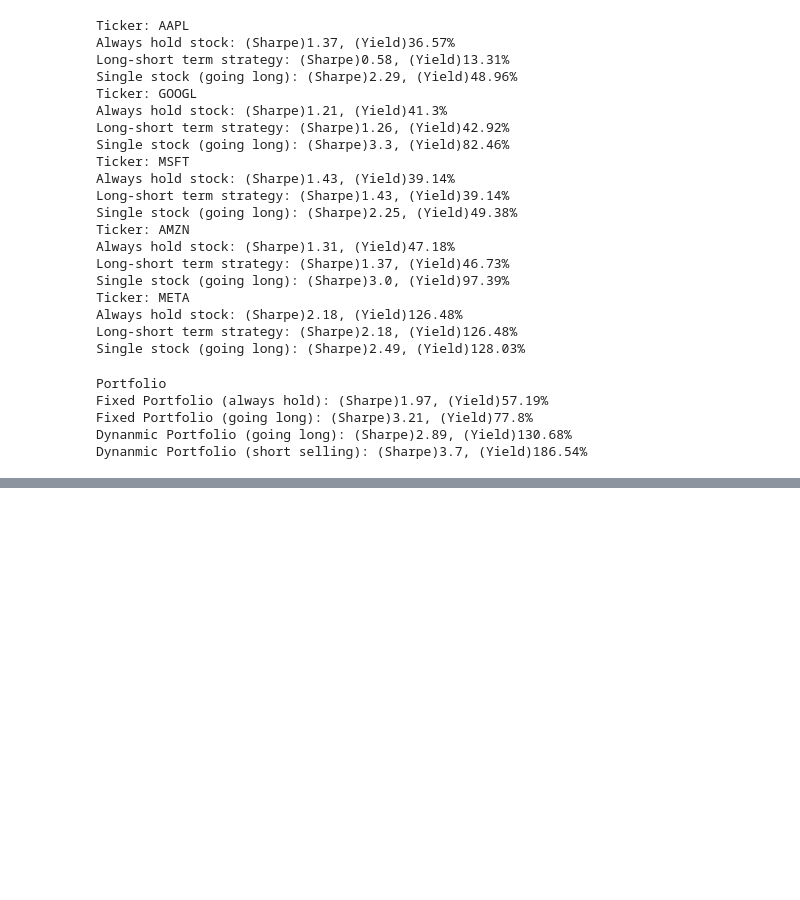
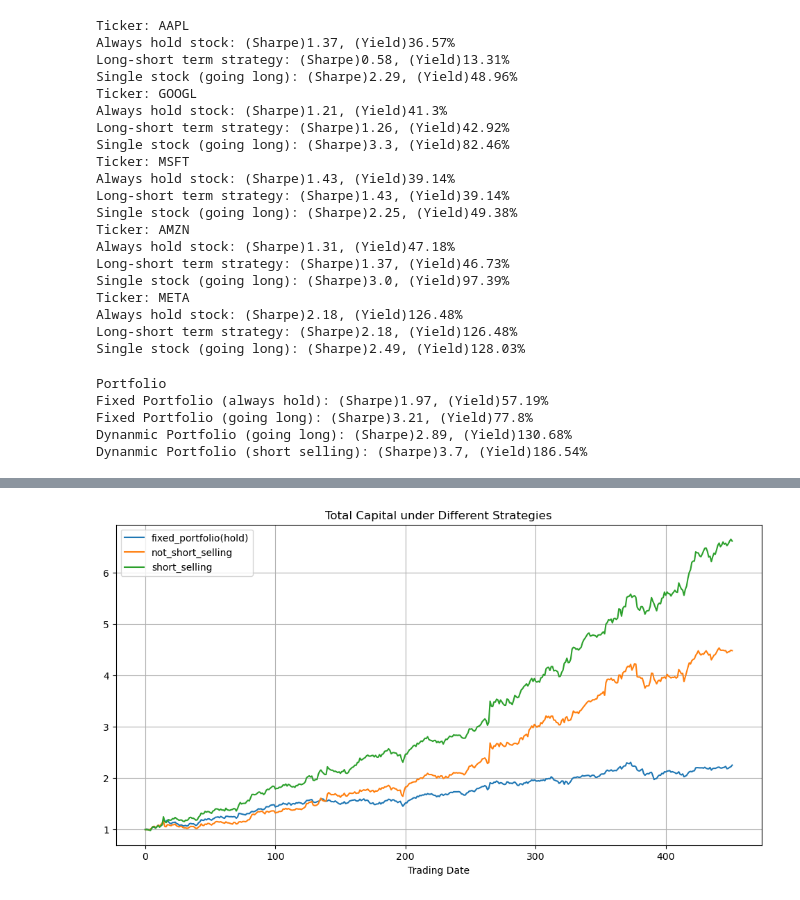
Before and after one commit to AlexWFreeman/Big-Data-Analytics, a Jupyter notebook: model/do_trade.ipynb, the cells around one changed output, grey strips where cells are left out. Cells and saved outputs as stored; diff of their text form; code cells hidden in the pictures; blank space fills up the shorter version.

```diff
--- a/model/do_trade.ipynb
+++ b/model/do_trade.ipynb
@@ -120,8 +120,8 @@ def multi_trade(ratios, prices, trade_fee=0.0015):
     capital.append(money)
 
     return pd.DataFrame({
-        'ratios': np.sum(ratios[:, :-1], axis=1),
-        'prices': np.mean(prices[:, :-1], axis=1),
+        'ratios': [x for x in ratios],
+        'prices': [x for x in prices],
         'capital': capital,
         'position': position
     })
@@ -204,0 +214,10 @@ Dynanmic Portfolio (short selling): (Sharpe)3.7, (Yield)186.54%
+# %%
+s_ratio4 = df_trade4['ratios'].apply(pd.Series)
+s_ratio4.columns = [f"{s}_ratio" for s in tickers] + ['cash_ratio']
+df_portfolio = pd.concat([df_gps['AAPL']['trade_date'], df_trade4['capital'], s_ratio4], axis=1)
+df_portfolio.to_csv(f"../results/portfolio.csv", index=False)
+# %%
+s_ratio8 = df_trade4['ratios'].apply(pd.Series)
+s_ratio8.columns = [f"{s}_ratio" for s in tickers] + ['cash_ratio']
+df_portfolio_short = pd.concat([df_gps['AAPL']['trade_date'], df_trade8['capital'], s_ratio8], axis=1)
+df_portfolio_short.to_csv(f"../results/portfolio_short.csv", index=False)
@@ -204,0 +258,16 @@ Dynanmic Portfolio (short selling): (Sharpe)3.7, (Yield)186.54%
+# %%
+# Plot the two series
+plt.figure(figsize=(12, 6))
+plt.plot(df_trade5['capital'], label="fixed_portfolio(hold)")
+plt.plot(df_portfolio['capital'], label="not_short_selling")
+plt.plot(df_portfolio_short['capital'], label="short_selling")
+
+# Add labels, title, and legend
+plt.xlabel("Trading Date")
+plt.title("Total Capital under Different Strategies")
+plt.legend()
+
+plt.grid(True)
+plt.show()
+# %% [output]
+[figure, added]
```
Also changed, not shown: parts of 7 cells of this notebook, 1 other file.
